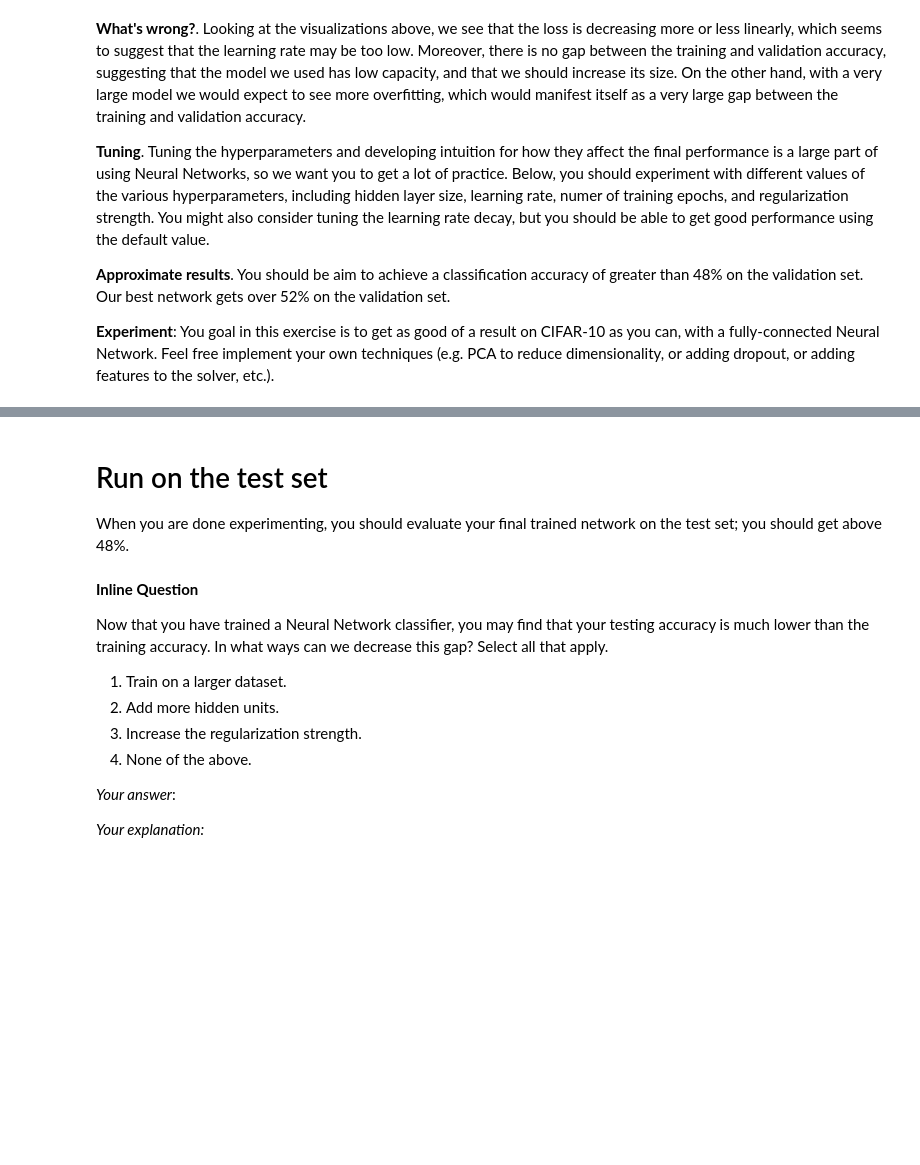
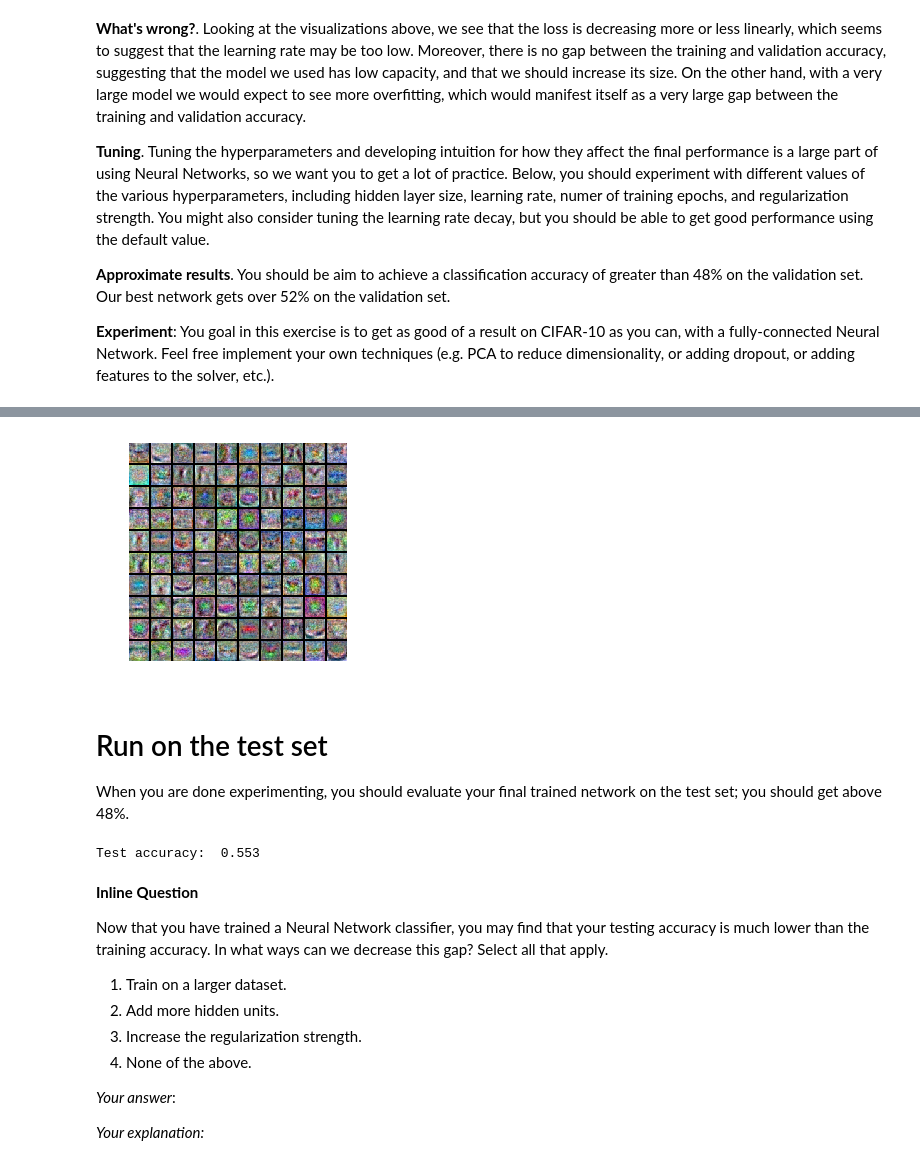
Before and after one commit to bavaria95/cs231n, a Jupyter notebook: two_layer_net.ipynb, the cells around one changed output, grey strips where cells are left out. Drawn from its saved outputs; the diff is of its cells as text; code cells hidden in the pictures; blank space fills up the shorter version.

```diff
--- a/two_layer_net.ipynb
+++ b/two_layer_net.ipynb
@@ -306,0 +455,14 @@ best_net = None # store the best model into this
+# %%
+net = TwoLayerNet(input_size, 100, num_classes)
+stats = net.train(X_train, y_train, X_val, y_val,
+            num_iters=7000, batch_size=400,
+            learning_rate=0.002, learning_rate_decay=0.9,
+            reg=0.5, verbose=True)
+
+# Predict on the validation set
+val_acc = (best_net.predict(X_val) == y_val).mean()
+print('Validation accuracy: ', val_acc)
+
+# Predict on the training set
+train_acc = (best_net.predict(X_train) == y_train).mean()
+print('Training accuracy: ', train_acc)
@@ -307,12 +487,16 @@ best_net = None # store the best model into this
 # %%
 # visualize the weights of the best network
-show_net_weights(best_net)
+show_net_weights(net)
+# %% [output]
+[figure, added]
 # %% [markdown]
 # Run on the test set
 When you are done experimenting, you should evaluate your final trained network on the test set; you should get above 48%.
 # %%
-test_acc = (best_net.predict(X_test) == y_test).mean()
+test_acc = (net.predict(X_test) == y_test).mean()
 print('Test accuracy: ', test_acc)
+# %% [output]
+Test accuracy:  0.553
 # %% [markdown]
 **Inline Question**
 
```
Also changed, not shown: parts of 8 cells of this notebook, 1 other file.
